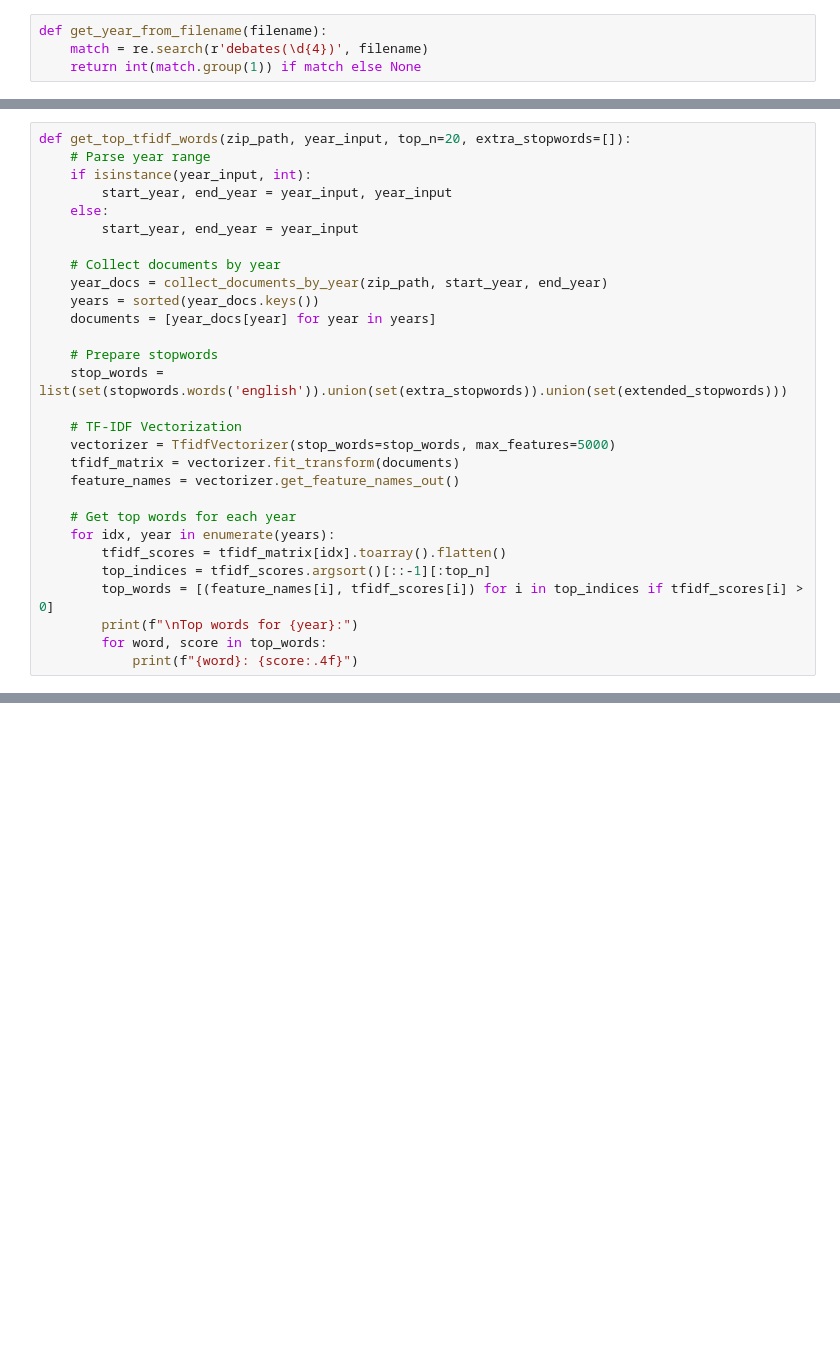
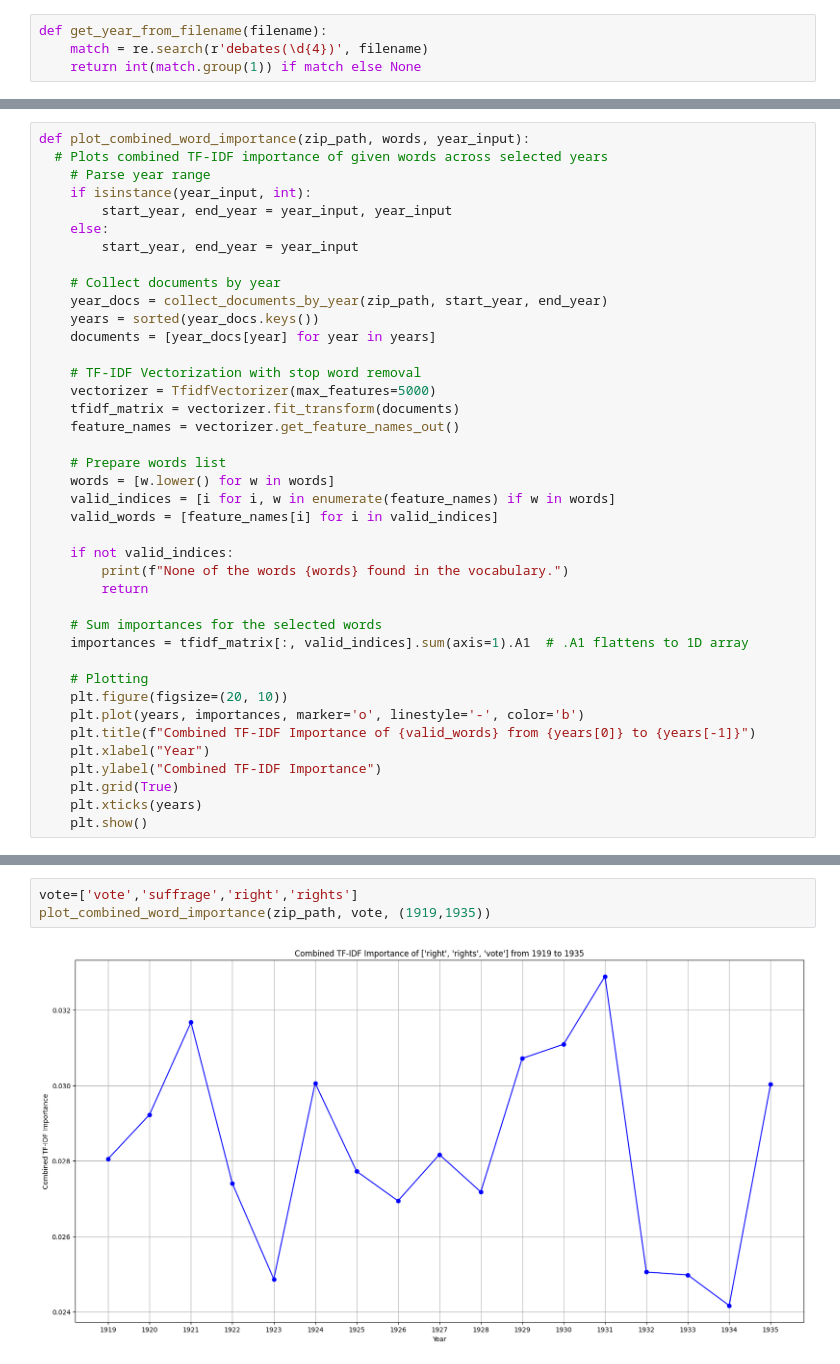
Before and after one commit to pk2971/computational-gender-analysis, a Jupyter notebook: notebooks/Token_Analysis.ipynb, the cells around one changed output, grey strips where cells are left out. Cells and saved outputs as stored; diff of their text form; blank space fills up the shorter version.

```diff
--- a/notebooks/Token_Analysis.ipynb
+++ b/notebooks/Token_Analysis.ipynb
@@ -78,5 +89,6 @@ extended_stopwords = [
 # %%
-def get_top_tfidf_words(zip_path, year_input, top_n=20, extra_stopwords=[]):
+def plot_combined_word_importance(zip_path, words, year_input):
+  # Plots combined TF-IDF importance of given words across selected years
     # Parse year range
     if isinstance(year_input, int):
         start_year, end_year = year_input, year_input
@@ -88,19 +100,29 @@ def get_top_tfidf_words(zip_path, year_input, top_n=20, extra_stopwords=[]):
     years = sorted(year_docs.keys())
     documents = [year_docs[year] for year in years]
 
-    # Prepare stopwords
-    stop_words = list(set(stopwords.words('english')).union(set(extra_stopwords)).union(set(extended_stopwords)))
-
-    # TF-IDF Vectorization
-    vectorizer = TfidfVectorizer(stop_words=stop_words, max_features=5000)
+    # TF-IDF Vectorization with stop word removal
+    vectorizer = TfidfVectorizer(max_features=5000)
     tfidf_matrix = vectorizer.fit_transform(documents)
     feature_names = vectorizer.get_feature_names_out()
 
-    # Get top words for each year
-    for idx, year in enumerate(years):
-        tfidf_scores = tfidf_matrix[idx].toarray().flatten()
-        top_indices = tfidf_scores.argsort()[::-1][:top_n]
-        top_words = [(feature_names[i], tfidf_scores[i]) for i in top_indices if tfidf_scores[i] > 0]
-        print(f"\nTop words for {year}:")
-        for word, score in top_words:
-            print(f"{word}: {score:.4f}")
+    # Prepare words list
+    words = [w.lower() for w in words]
+    valid_indices = [i for i, w in enumerate(feature_names) if w in words]
+    valid_words = [feature_names[i] for i in valid_indices]
+
+    if not valid_indices:
+        print(f"None of the words {words} found in the vocabulary.")
+        return
+
+    # Sum importances for the selected words
+    importances = tfidf_matrix[:, valid_indices].sum(axis=1).A1  # .A1 flattens to 1D array
+
+    # Plotting
+    plt.figure(figsize=(20, 10))
+    plt.plot(years, importances, marker='o', linestyle='-', color='b')
+    plt.title(f"Combined TF-IDF Importance of {valid_words} from {years[0]} to {years[-1]}")
+    plt.xlabel("Year")
+    plt.ylabel("Combined TF-IDF Importance")
+    plt.grid(True)
+    plt.xticks(years)
+    plt.show()
@@ -233,0 +139,5 @@ plot_word_importance('/content/drive/MyDrive/debates.zip', 'woman', (1919, 1950)
+# %%
+vote=['vote','suffrage','right','rights']
+plot_combined_word_importance(zip_path, vote, (1919,1935))
+# %% [output]
+[figure, added]
```
Also changed, not shown: parts of 14 cells of this notebook.
